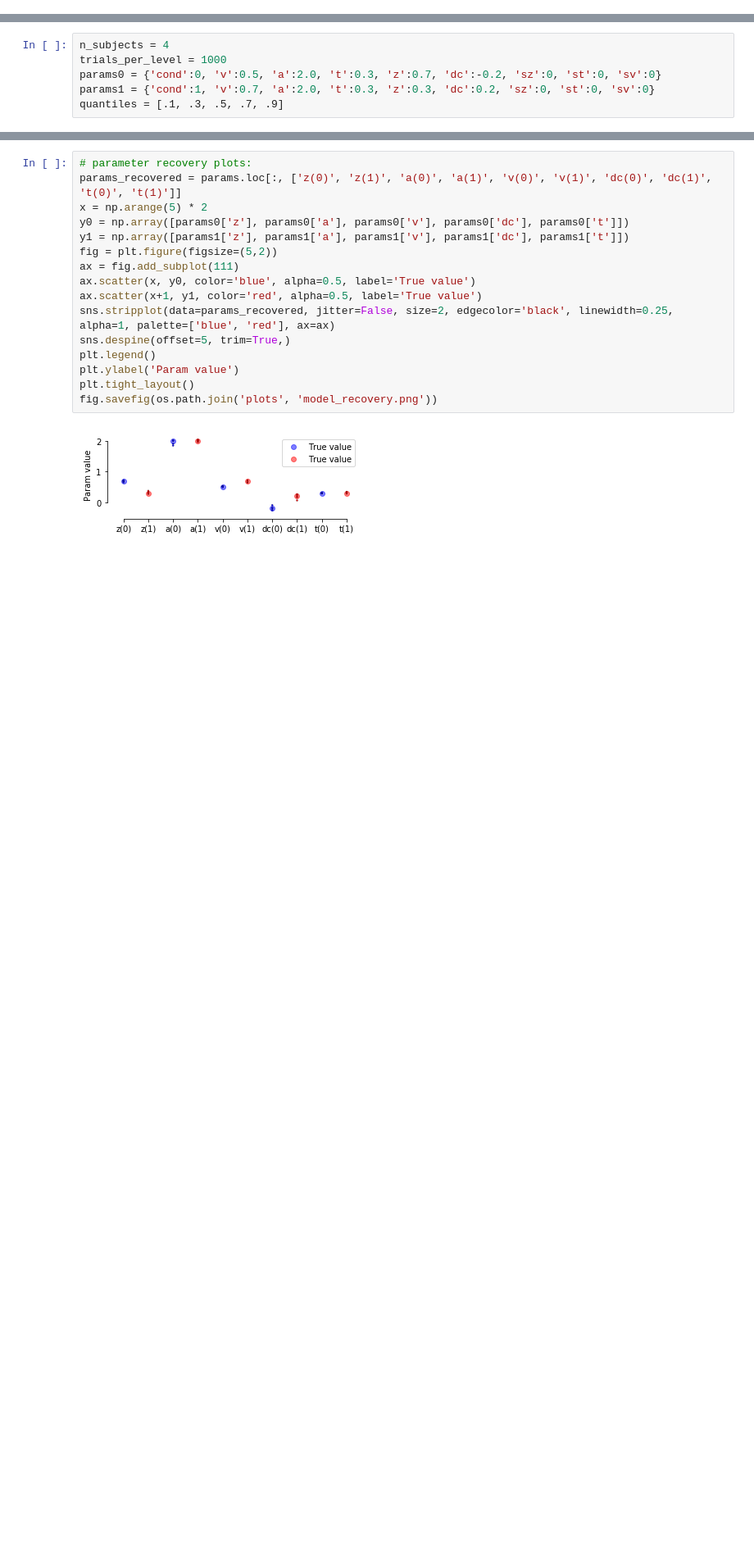
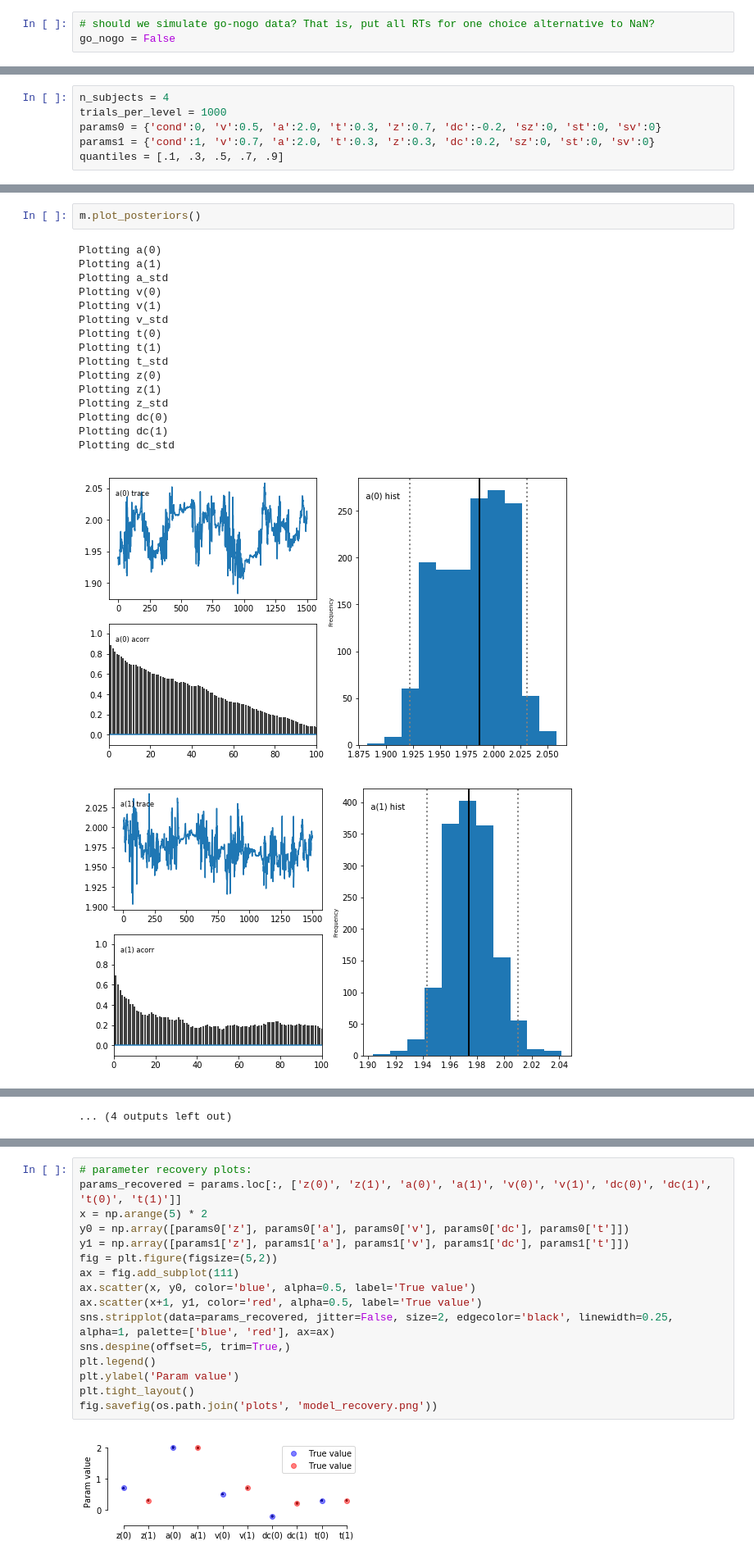
Before and after one commit to hddm-devs/hddm, a Jupyter notebook: hddm/examples/gonogo_demo.ipynb, the cells around one changed output, grey strips where cells are left out. Shown at 82% size. Cells and saved outputs as stored; diff of their text form; blank space fills up the shorter version.

```diff
--- a/hddm/examples/gonogo_demo.ipynb
+++ b/hddm/examples/gonogo_demo.ipynb
@@ -7,6 +7,9 @@ import seaborn as sns
 import hddm
 from joblib import Parallel, delayed
 from IPython import embed as shell
+# %%
+# should we simulate go-nogo data? That is, put all RTs for one choice alternative to NaN?
+go_nogo = False
 # %%
 def fit_subject(data, quantiles):
     subj_idx = data.iloc[0]['subj_idx']
@@ -203,0 +197,20 @@ Optimization terminated successfully.
+# %%
+m.plot_posteriors()
+# %% [output]
+Plotting a(0)
+Plotting a(1)
+Plotting a_std
+Plotting v(0)
+Plotting v(1)
+Plotting v_std
+Plotting t(0)
+Plotting t(1)
+Plotting t_std
+Plotting z(0)
+Plotting z(1)
+Plotting z_std
+Plotting dc(0)
+Plotting dc(1)
+Plotting dc_std
+[figure, added]
+[figure, added]
@@ -203,0 +226 @@ Optimization terminated successfully.
+... (4 outputs left out)
```
Also changed, not shown: parts of 10 cells of this notebook.
